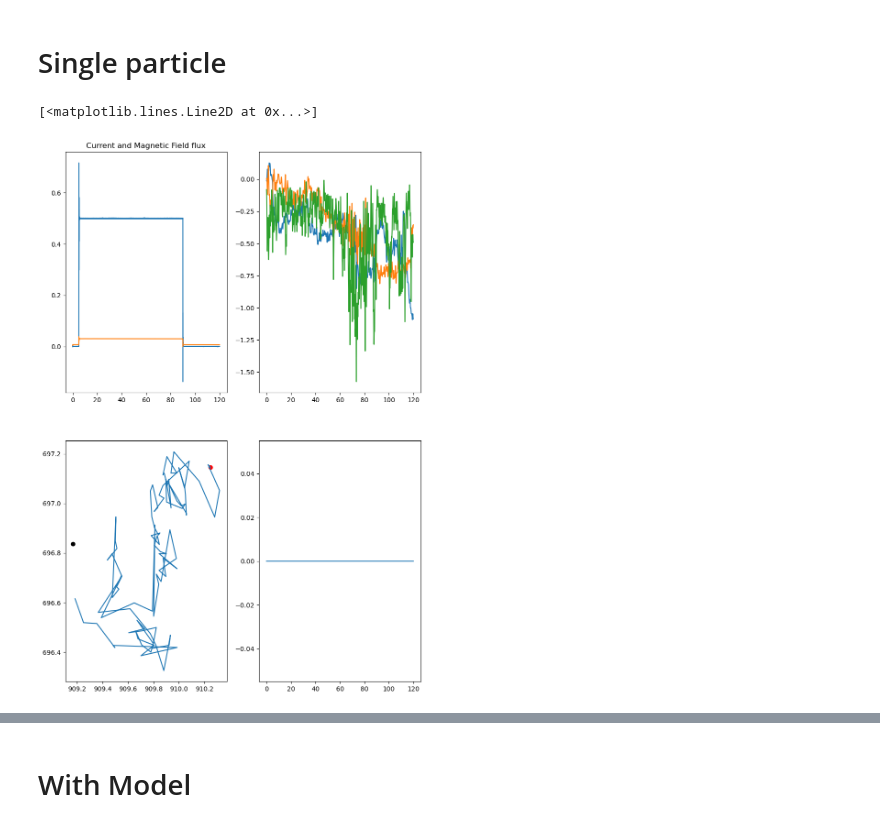
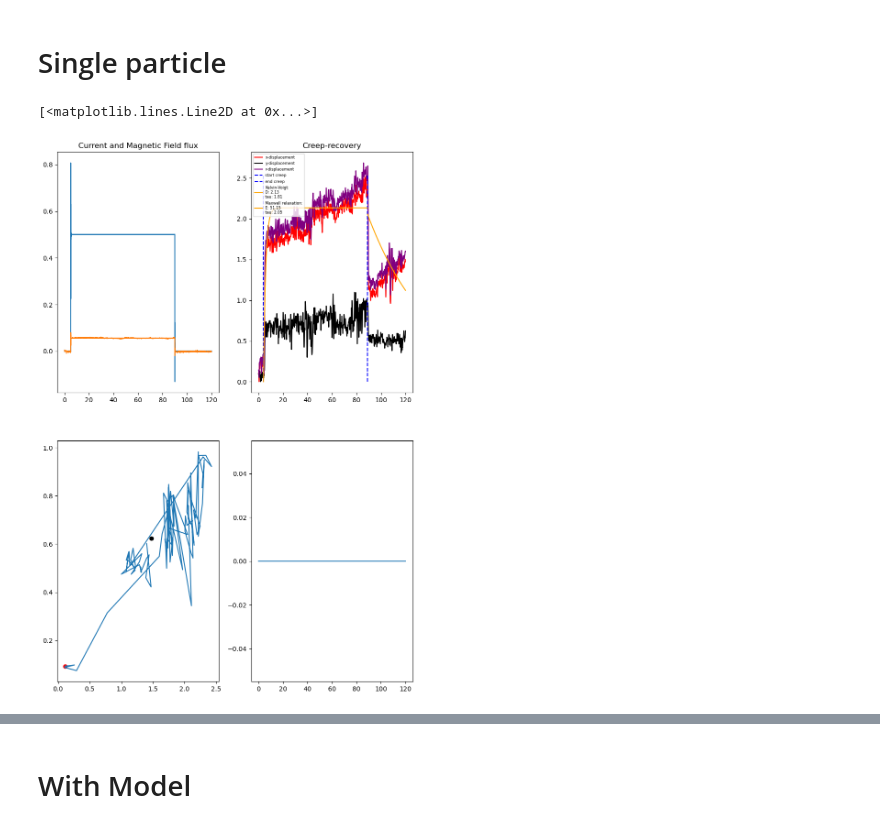
Before and after one commit to ArttuD/MicrorheologyProto, a Jupyter notebook: Notebook.ipynb, the cells around one changed output, grey strips where cells are left out. Saved outputs shown, nothing was run; the diff lists cells and outputs as text; code cells hidden in the pictures.

```diff
--- a/Notebook.ipynb
+++ b/Notebook.ipynb
@@ -151,43 +238,59 @@ ax[0,1].plot(df["index"],df["Mg"])
 # %% [markdown]
 # Single particle
 # %%
-root = "./data/Meas_set/W_model_meas/driver_2023-10-23.npy"
+root = os.path.join(core,"231024_01_tracking/driver_2023-10-24.npy")
 df = pd.DataFrame(np.load(root).T, columns = ['index','aim','measured','Mg', 'scaler'])
 
-path_track = "./data/Meas_set/W_model_meas/trackingData_2023-10-23.pickle"
+path_track = os.path.join(core,"231024_01_tracking/trackingData_2023-10-24.pickle")
 
 with open(path_track, "rb") as input_file:
     file_track = cPickle.load(input_file)
 df_track = pd.DataFrame.from_dict(file_track)
 
 
-df_track["x"] = scipy.ndimage.gaussian_filter(df_track["x"],5)
-df_track["y"] = scipy.ndimage.gaussian_filter(df_track["y"],5)
-
-df_track["dx"] = np.gradient(df_track["x"],1/40)
-df_track["dy"] = np.gradient(df_track["y"],1/40)
-
-df_track["distance"] = np.sqrt(df_track["dx"]**2+ df_track["dy"]**2)
-
-df_track["distance"] = df_track["distance"].values.max()- df_track["distance"]
+start = 40*4
+end = 40*89
 
 df_track["time"] = df_track["t"]*1/40
+df_track["x"] = scipy.signal.detrend(scipy.ndimage.gaussian_filter(df_track["x"].max()-df_track["x"],5))
+df_track["y"] = scipy.signal.detrend(scipy.ndimage.gaussian_filter(df_track["y"]-df_track["y"].min(),5))
+df_track["x"] -= df_track["x"].min()
+df_track["y"] -= df_track["y"].min()
+df_track["r"] = np.sqrt(df_track["x"]**2 + df_track["y"]**2)
 
 fig, ax = plt.subplots(2,2, figsize=(10,15))
 
 ax[0,0]. set_title("Current and Magnetic Field flux")
 ax[0,0].plot(df["index"],df["measured"])
 ax[0,0].plot(df["index"],df["Mg"])
 
-ax[0,1].plot(df_track["time"],scipy.ndimage.gaussian_filter(df_track["x"]-df_track["x"][0],5))
-ax[0,1].plot(df_track["time"],scipy.ndimage.gaussian_filter(df_track["y"]-df_track["y"][0],5))
-ax[0,1].plot(df_track["time"],scipy.ndimage.gaussian_filter((df_track["distance"]-df_track["distance"][0]).values,5))
+ax[0,1].set_title("Creep-recovery")
+ax[0,1].plot(df_track["time"],df_track["x"], color = "red", label = "x-displacement")
+ax[0,1].plot(df_track["time"],df_track["y"], color = "black",label = "y-displacement")
+ax[0,1].plot(df_track["time"],df_track["r"], color = "purple", label = "r-displacement")
+
+ax[0,1].vlines(start*(1/40), df_track["x"].min(), df_track["x"].max(), color = "blue", label = "start creep", linestyle = "dashed")
+ax[0,1].vlines(end*(1/40), df_track["x"].min(), df_track["x"].max(), color = "blue", label = "end creep", linestyle = "dashed")
+
+
+t_hat = np.arange(df_track["time"][start:end].min(),df_track["time"][start:end].max(), 0.001)
+p, p_ = curve_fit(kelvin, df_track["time"][start:end]-df_track["time"][start:end].values[0], df_track["r"][start:end], method = "dogbox")
+creep_label = "Kelvin-Voigt:\nD: {}\ntau: {}".format(np.round(p[1],2),np.round(p[0],2))
+ax[0,1].plot(t_hat, kelvin(t_hat-t_hat[0],*p), label = creep_label, color = "orange")
+
+rel_x = df_track["r"][end:].values
+t_hat_rel = np.arange(df_track["time"][end:].min(),df_track["time"][end:].max(), 0.001)
+p, p_ = curve_fit(maxwell_rel, df_track["time"][end:] - df_track["time"][end:].values[0], df_track["r"][end:], bounds=([rel_x[0]*0.8,0], [rel_x[0]*1.2, 1e3]), maxfev = 10000)
+rel_label = "Maxwell relaxation:\nE: {}\ntau: {}".format(np.round(p[1],2),np.round(p[0],2))
+ax[0,1].plot(t_hat_rel, maxwell_rel(t_hat_rel-t_hat_rel[0],*p), label = rel_label, color = "orange")
+ax[0,1].legend(loc = "upper left",fontsize = 6)
+
 
 ax[1,0].plot(df_track["x"][::50],df_track["y"][::50])
 ax[1,0].scatter(df_track["x"][0],df_track["y"][0], color = "red")
 ax[1,0].scatter(df_track["x"].values[-1],df_track["y"].values[-1], color = "black")
 
 ax[1,1].plot(df["index"],df["scaler"])
 # %% [output]
 [<matplotlib.lines.Line2D at 0x...>]
-[figure, old version]
+[figure, new version]
```
Also changed, not shown: parts of 13 cells of this notebook, 3 other files.
